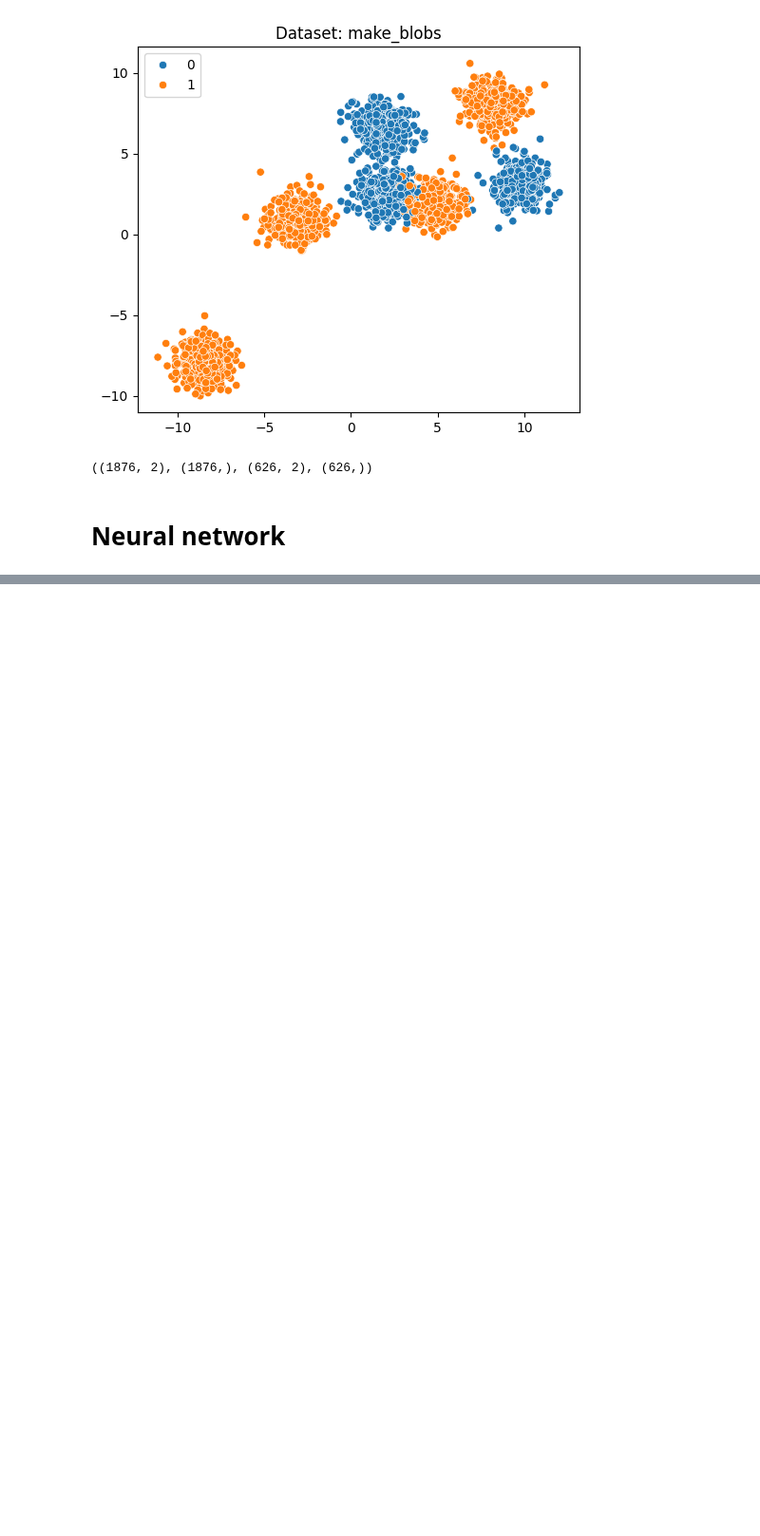
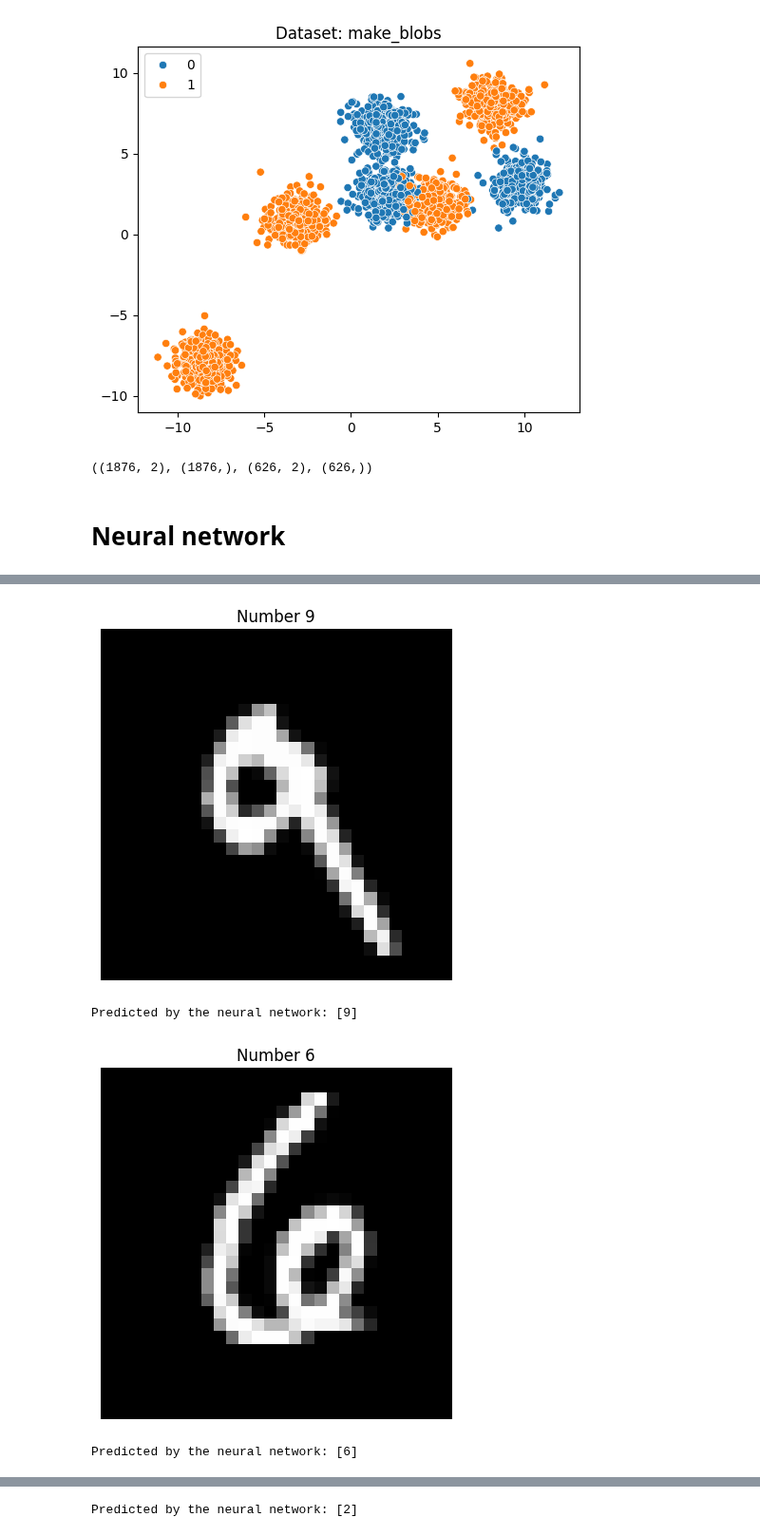
Before and after one commit to adamzsl/master-studies, a Jupyter notebook: neural_network/neural_network.ipynb, the cells around one changed output, grey strips where cells are left out. Shown at 95% size. Saved outputs shown, nothing was run; the diff lists cells and outputs as text; code cells hidden in the pictures; blank space fills up the shorter version.

Commit message:
MNIST dataset

```diff
--- a/neural_network/neural_network.ipynb
+++ b/neural_network/neural_network.ipynb
@@ -190,0 +265,3 @@ Sensitivity: 0.9689265536723164
+# %%
+train, test = pd.read_csv('./dataset/mnist_train.csv'), pd.read_csv('./dataset/mnist_test.csv')
+train
@@ -190,0 +282,4 @@ Sensitivity: 0.9689265536723164
+# %%
+X_train, y_train = train.drop(columns=['label']), train['label']
+X_test, y_test = test.drop(columns=['label']), test['label']
+X_train.shape, y_train.shape, X_test.shape, y_test.shape
@@ -190,0 +288,4 @@ Sensitivity: 0.9689265536723164
+# %%
+scaler = MinMaxScaler()
+X_train = scaler.fit_transform(X_train)
+X_test = scaler.transform(X_test)
@@ -190,0 +308,12 @@ Sensitivity: 0.9689265536723164
+# %%
+for i in [7, 123, 456]:
+    plt.imshow(X_test[i].reshape(28,28), cmap='gray')
+    plt.title(f"Number {y_test[i]}")
+    plt.axis('off')
+    plt.show()
+    print(f"Predicted by the neural network: {nn.predict(X_test[i])}")
+# %% [output]
+[figure, added]
+Predicted by the neural network: [9]
+[figure, added]
+Predicted by the neural network: [6]
@@ -190,0 +321 @@ Sensitivity: 0.9689265536723164
+Predicted by the neural network: [2]
```
Also changed, not shown: parts of 15 cells of this notebook, 1 other file.
